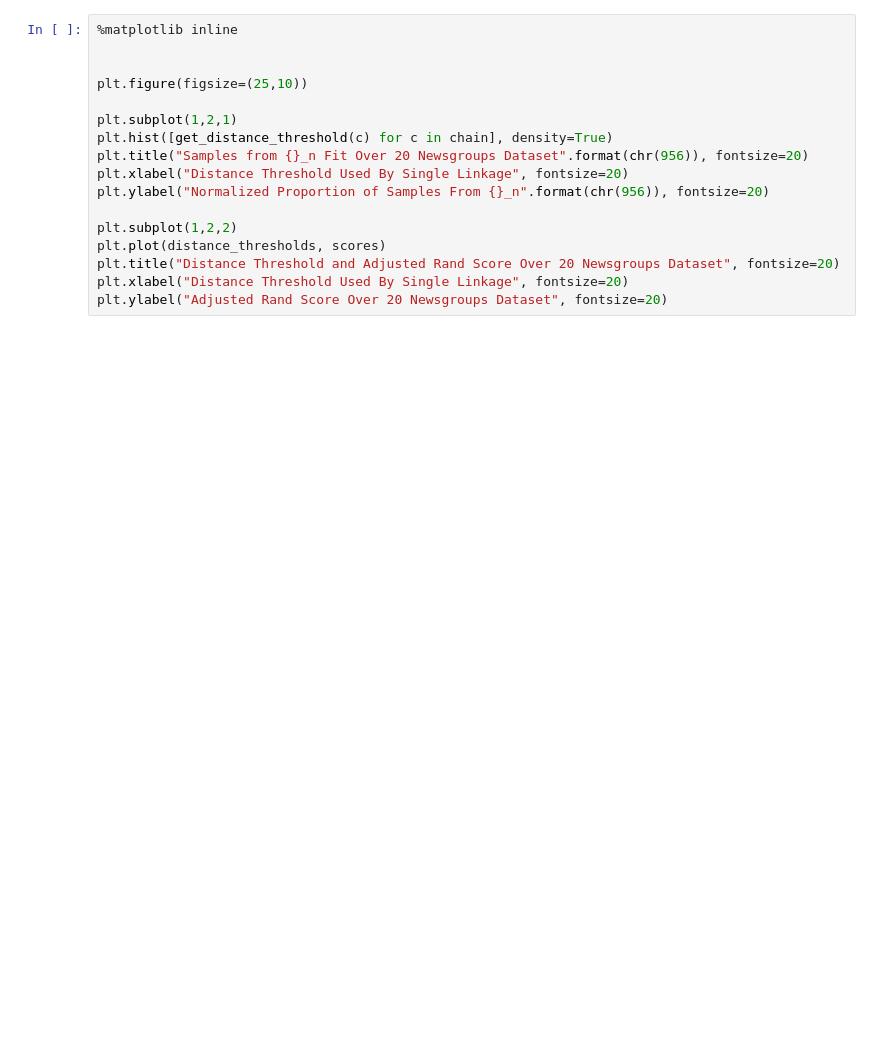
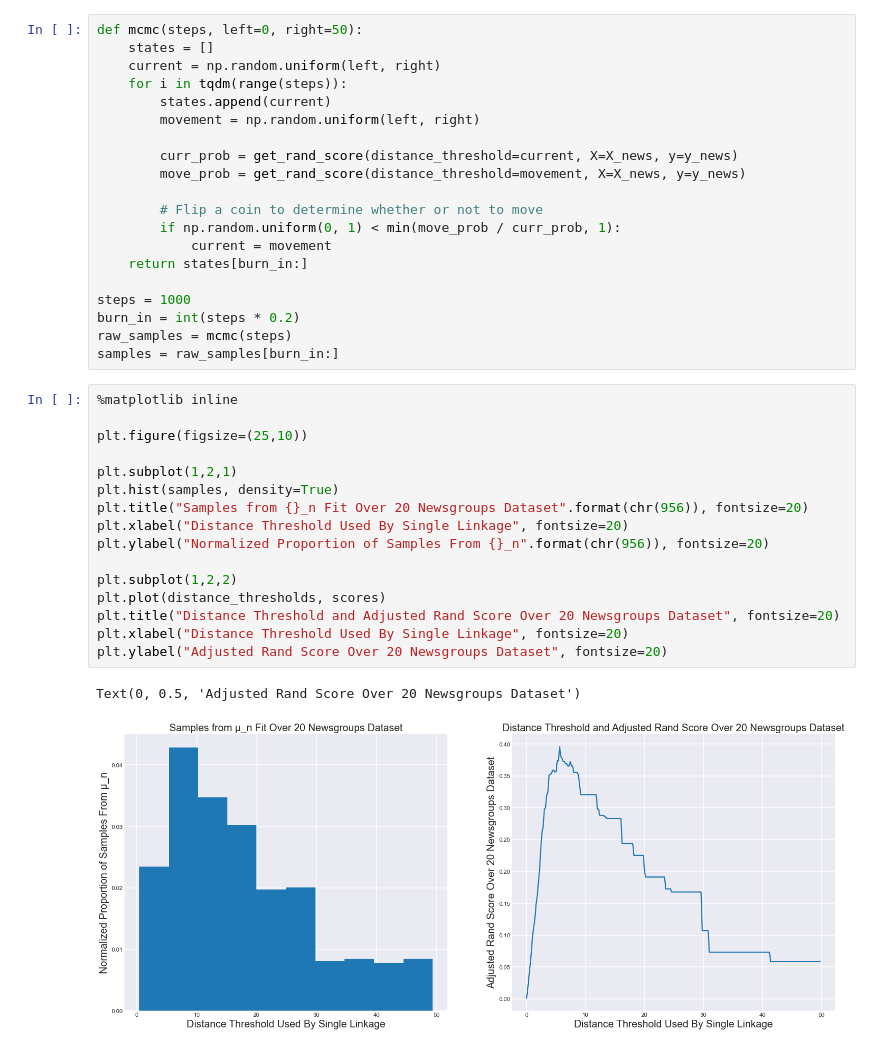
Before and after one commit to dshieble/FunctorialHyperparameters, a Jupyter notebook: notebooks/Learn Clustering Parameters.ipynb, the cells around one changed output. Cells and saved outputs as stored; diff of their text form; blank space fills up the shorter version.

```diff
--- a/notebooks/Learn Clustering Parameters.ipynb
+++ b/notebooks/Learn Clustering Parameters.ipynb
@@ -55,17 +31,39 @@ chain = sampler.get_chain(flat=True, discard=nsteps//2)
+# %%
+def mcmc(steps, left=0, right=50):
+    states = []
+    current = np.random.uniform(left, right)
+    for i in tqdm(range(steps)):
+        states.append(current)
+        movement = np.random.uniform(left, right)
+
+        curr_prob = get_rand_score(distance_threshold=current, X=X_news, y=y_news)
+        move_prob = get_rand_score(distance_threshold=movement, X=X_news, y=y_news)
+
+        # Flip a coin to determine whether or not to move
+        if np.random.uniform(0, 1) < min(move_prob / curr_prob, 1):
+            current = movement
+    return states[burn_in:]
+
+steps = 1000
+burn_in = int(steps * 0.2)
+raw_samples = mcmc(steps)
+samples = raw_samples[burn_in:]
 # %%
 %matplotlib inline
-
 
 plt.figure(figsize=(25,10))
 
 plt.subplot(1,2,1)
-plt.hist([get_distance_threshold(c) for c in chain], density=True)
+plt.hist(samples, density=True)
 plt.title("Samples from {}_n Fit Over 20 Newsgroups Dataset".format(chr(956)), fontsize=20)
 plt.xlabel("Distance Threshold Used By Single Linkage", fontsize=20)
 plt.ylabel("Normalized Proportion of Samples From {}_n".format(chr(956)), fontsize=20)
 
 plt.subplot(1,2,2)
 plt.plot(distance_thresholds, scores)
 plt.title("Distance Threshold and Adjusted Rand Score Over 20 Newsgroups Dataset", fontsize=20)
 plt.xlabel("Distance Threshold Used By Single Linkage", fontsize=20)
 plt.ylabel("Adjusted Rand Score Over 20 Newsgroups Dataset", fontsize=20)
+# %% [output]
+Text(0, 0.5, 'Adjusted Rand Score Over 20 Newsgroups Dataset')
+[figure, added]
```
Also changed, not shown: parts of 4 cells of this notebook.
